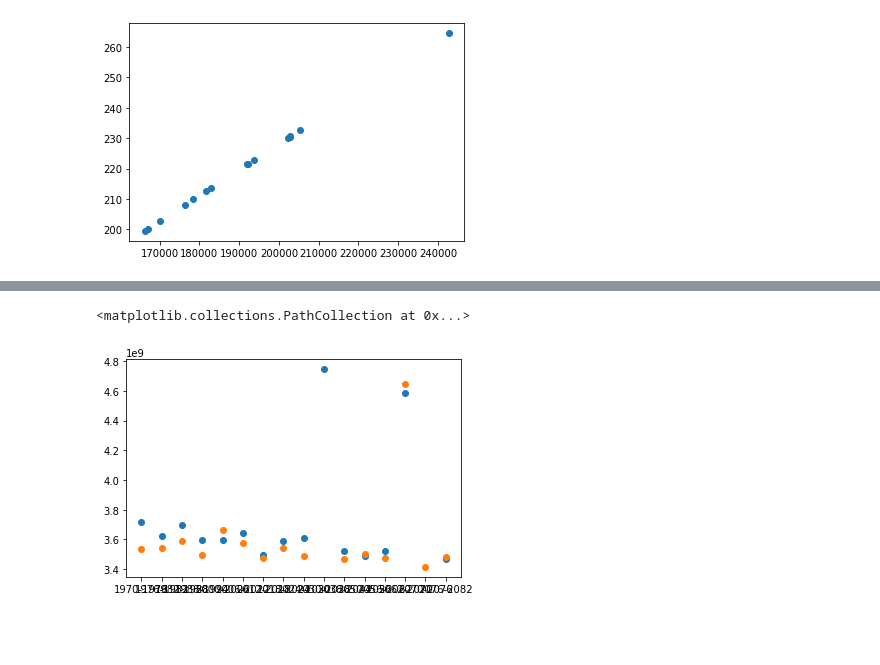
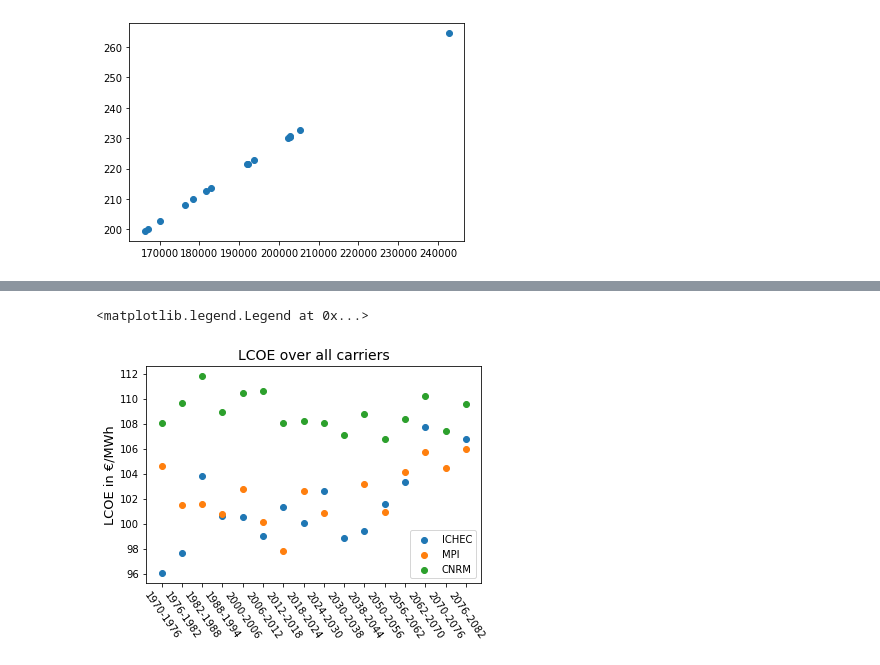
Before and after one commit to 2021-Energy-Climate-Hackathon/group_5, a Jupyter notebook: correlation_matrix.ipynb, the cells around one changed output, grey strips where cells are left out. Drawn from its saved outputs; the diff is of its cells as text; code cells hidden in the pictures; blank space fills up the shorter version.

```diff
--- a/correlation_matrix.ipynb
+++ b/correlation_matrix.ipynb
@@ -52,11 +54,21 @@ for model in models:
     df5=df5.iloc[1:]
     df5=df5.astype('float')
 
+    # Energy storage capacity
+    df6=pd.read_csv(f"/home/users/train037/group_5/data/storage_capacity_per_carrier_all_periods_model{model}.csv")
+    df6=df6.T
+    df6.columns = ['H2_Storage','PHS','battery','hydro']
+    df6=df6.iloc[1:]
+    df6=df6.drop(labels='PHS', axis=1)
+    df6=df6.drop(labels='hydro', axis=1)
+    df6=df6.astype('float')
+
     # join dataframe
     matrixdf=df.join(df2)
     matrixdf=matrixdf.join(df3)
     matrixdf=matrixdf.join(df4)
     matrixdf=matrixdf.join(df5)
+    matrixdf=matrixdf.join(df6)
 
     # drop NaNs
     matrixdf=matrixdf.drop(labels='1994-2000', axis=0)
@@ -150,10 +216,19 @@ sns.heatmap(corr_focus_MPI, annot=True, cmap="RdYlGn")
 testframe = pd.DataFrame(index=[])
 testframe['onwind_gen_ICHEC']=matrixdf_ICHEC['onwind_gen']
 testframe['onwind_gen_MPI']=matrixdf_MPI['onwind_gen']
+testframe['lcoe_ICHEC']=matrixdf_ICHEC['lcoe_total']
+testframe['lcoe_MPI']=matrixdf_MPI['lcoe_total']
+testframe['lcoe_CNRM']=matrixdf_CNRM['lcoe_total']
 # %%
 fig, ax = plt.subplots()
-ax.scatter(testframe.index, testframe.onwind_gen_ICHEC, label='ICHEC')
-ax.scatter(testframe.index, testframe.onwind_gen_MPI, label='MPI')
+plt.xticks(rotation=-55)
+ax.set_title('LCOE over all carriers', fontsize=14)
+ax.set_ylabel('LCOE in €/MWh', fontsize=13)
+ax.scatter(testframe.index, testframe.lcoe_ICHEC, label='ICHEC')
+ax.scatter(testframe.index, testframe.lcoe_MPI, label='MPI')
+ax.scatter(testframe.index, testframe.lcoe_CNRM, label='CNRM')
+
+ax.legend()
 # %% [output]
-<matplotlib.collections.PathCollection at 0x...>
+<matplotlib.legend.Legend at 0x...>
-[figure, old version]
+[figure, new version]
```
Also changed, not shown: parts of 13 cells of this notebook.
